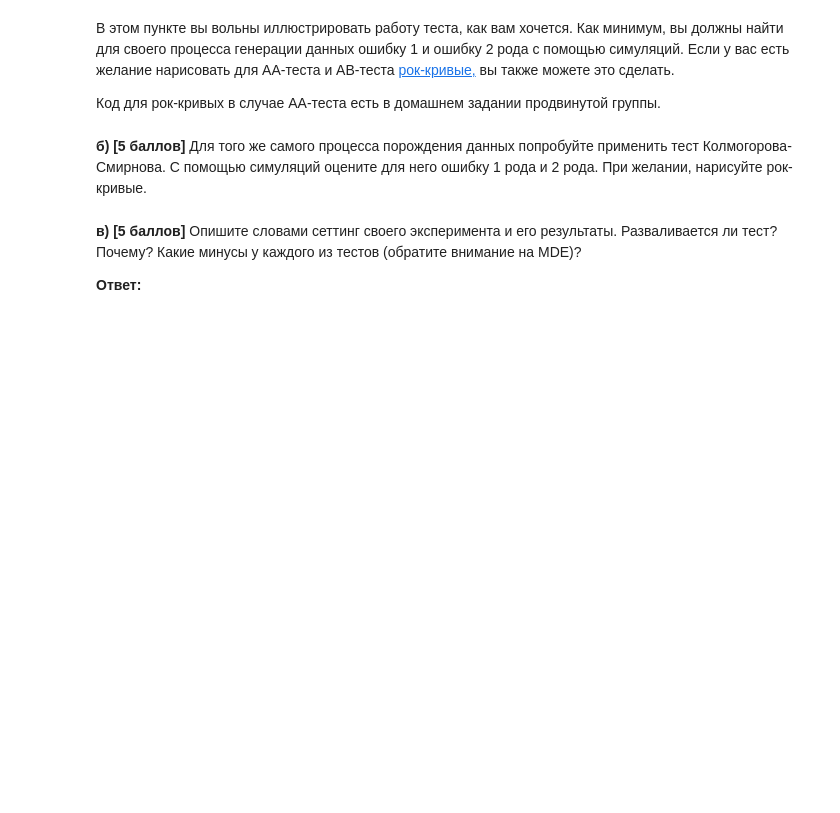
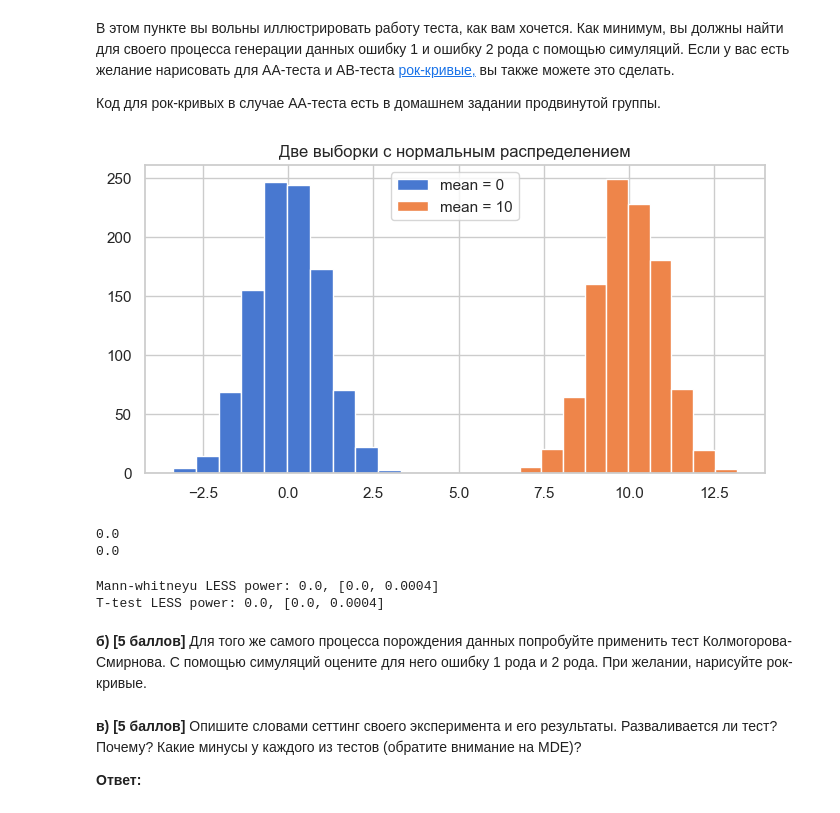
Before and after one commit to IYuminov/yet_another_matstat_course, a Jupyter notebook: hw_2024/yam_base_hw02-die_hard.ipynb, the cells around one changed output. Cells and saved outputs as stored; diff of their text form; code cells hidden in the pictures; blank space fills up the shorter version.

```diff
--- a/hw_2024/yam_base_hw02-die_hard.ipynb
+++ b/hw_2024/yam_base_hw02-die_hard.ipynb
@@ -722,8 +762,67 @@ __Hint:__ Главная предпосылка теста заключаетс
 # %%
 ### ╰( ͡° ͜ʖ ͡° )つ▬▬ι═══════  bzzzzzzzzzz
 # will the code be with you
 
 # your code here
+
+# Генерирую два нормальных распределения с разным средним
+x = sts.norm(loc= 0, scale= 1).rvs(1000)
+x1 = sts.norm(loc= 10, scale= 1).rvs(1000)
+plt.title('Две выборки с нормальным распределением')
+plt.hist(x, label= 'mean = 0')
+plt.hist(x1, label= 'mean = 10')
+plt.legend(loc= 9)
+plt.show()
+
+mann_pvalue = sts.mannwhitneyu(x, x1, alternative='less').pvalue
+ttest_pvalue = sts.ttest_ind(x, x1, alternative='less').pvalue
+print(mann_pvalue)
+print(ttest_pvalue)
+# %% [output]
+[figure, added]
+0.0
+0.0
+# %%
+# Подключим библиотеки
+import scipy.stats as sps
+# from tqdm.notebook import tqdm # tqdm – библиотека для визуализации прогресса в цикле
+from statsmodels.stats.proportion import proportion_confint
+import numpy as np
+
+
+# Заводим счетчики количества отвергнутых гипотез для Манна-Уитни и для t-test
+mann_bad_cnt = 0
+ttest_bad_cnt = 0
+sz = 1000
+
+# for i in tqdm(range(sz)):
+for i in range(sz):
+    # test_zero_array = sps.bernoulli(p=0.55).rvs(1000)
+    test_zero_array = sts.norm(loc= 0, scale= 1).rvs(1000)
+    # control_zero_array = sps.bernoulli(p=0.5).rvs(1000)
+    control_zero_array = sts.norm(loc= 10, scale= 1).rvs(1000)
+
+    test = sps.expon(loc=0, scale=6).rvs(1000) * test_zero_array # ET = 3.3
+    control = sps.expon(loc=0, scale=7).rvs(1000) * control_zero_array # EC = 3.5
+
+    # Проверяем гипотезу
+    mann_pvalue = sps.mannwhitneyu(control, test, alternative='less').pvalue
+    ttest_pvalue = sps.ttest_ind(control, test, alternative='less').pvalue
+    if mann_pvalue < 0.05:
+        mann_bad_cnt += 1
+
+    if ttest_pvalue < 0.05:
+        ttest_bad_cnt += 1
+
+# Строим доверительный интервал
+left_mann_power, right_mann_power = proportion_confint(count = mann_bad_cnt, nobs = sz, alpha=0.05, method='wilson')
+left_ttest_power, right_ttest_power = proportion_confint(count = ttest_bad_cnt, nobs = sz, alpha=0.05, method='wilson')
+# Выводим результаты
+print(f"Mann-whitneyu LESS power: {round(mann_bad_cnt / sz, 4)}, [{round(left_mann_power, 4)}, {round(right_mann_power, 4)}]")
+print(f"T-test LESS power: {round(ttest_bad_cnt / sz, 4)}, [{round(left_ttest_power, 4)}, {round(right_ttest_power, 4)}]")
+# %% [output]
+Mann-whitneyu LESS power: 0.0, [0.0, 0.0004]
+T-test LESS power: 0.0, [0.0, 0.0004]
 # %% [markdown]
 __б) [5 баллов]__ Для того же самого процесса порождения данных попробуйте применить тест Колмогорова-Смирнова. С помощью симуляций оцените для него ошибку 1 рода и 2 рода. При желании, нарисуйте рок-кривые.
 # %%
```
Also changed, not shown: parts of 5 cells of this notebook.
